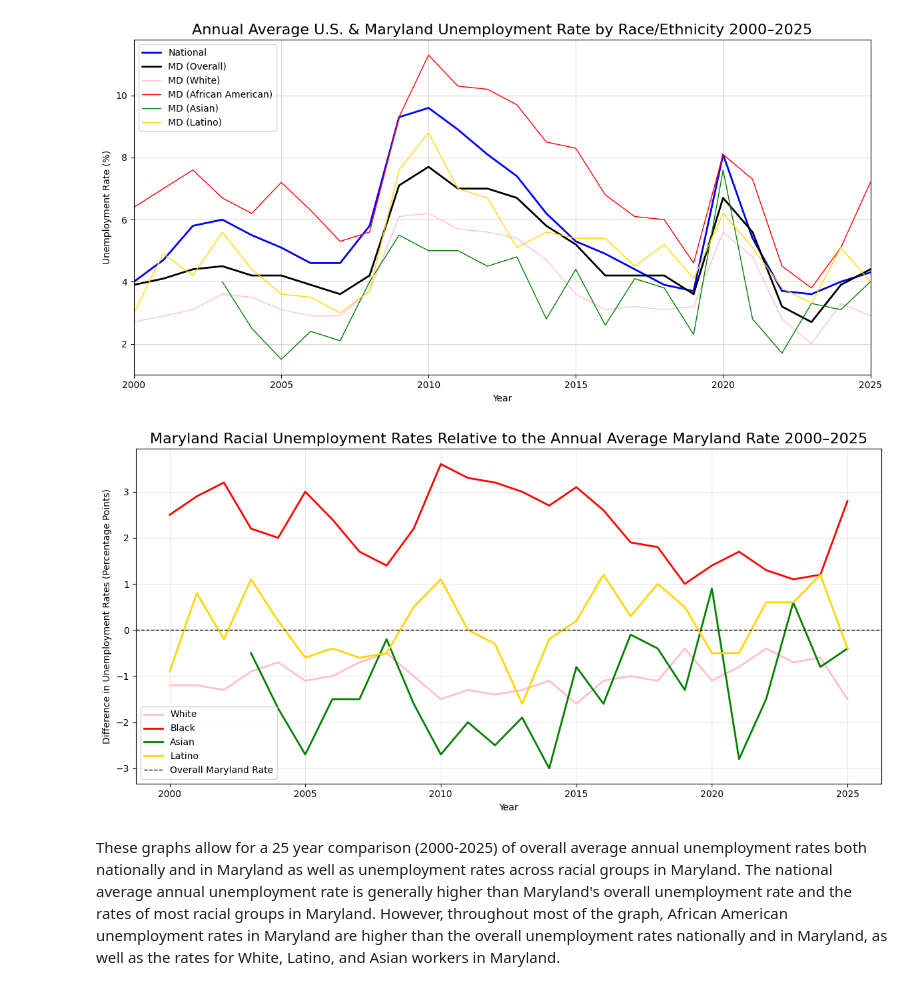
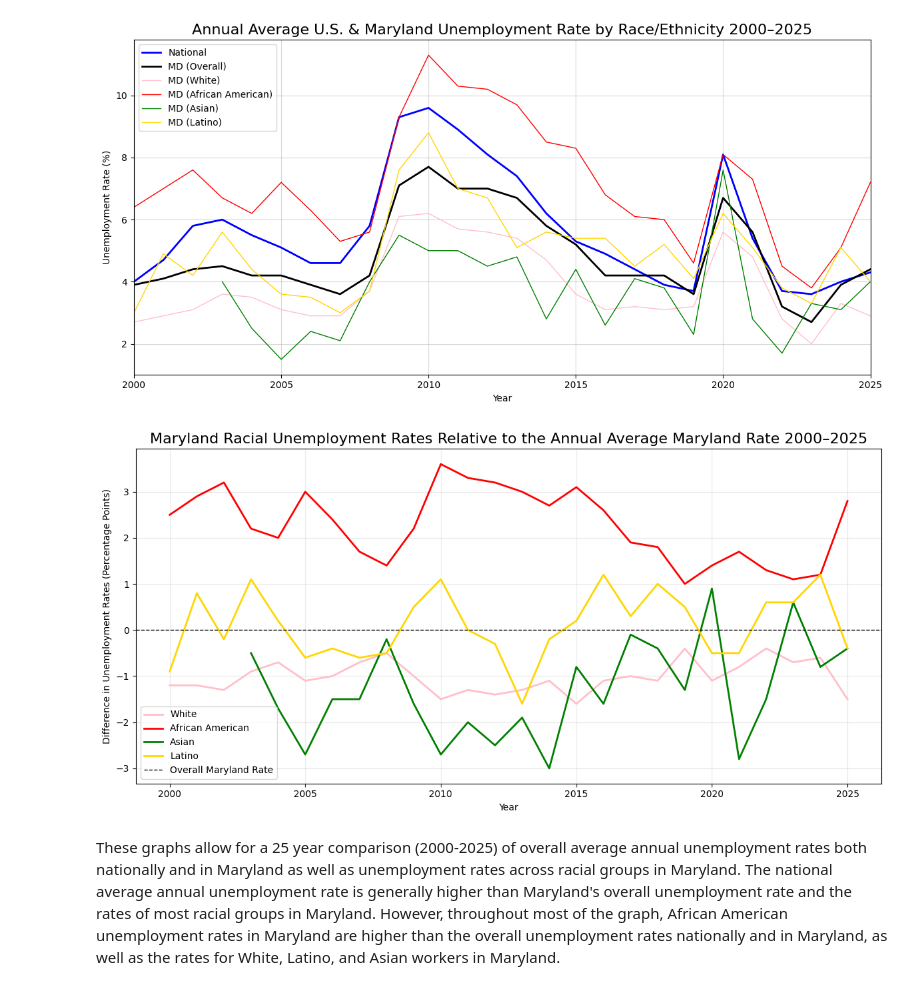
Before and after one commit to MoutazMohamed0/DATA-205-Capstone-Project-Fall-2026, a Jupyter notebook: EDA & Ingestion/DATA205CapstoneProject.ipynb, the cells around one changed output. Saved outputs shown, nothing was run; the diff lists cells and outputs as text; code cells hidden in the pictures.

```diff
--- a/EDA & Ingestion/DATA205CapstoneProject.ipynb
+++ b/EDA & Ingestion/DATA205CapstoneProject.ipynb
@@ -207,28 +210,28 @@ plt.show()
 # %%
 # Average Annual Racial Unemployment Rate in Maryland relative to Overall Maryland Unemployment Rate
 plt.figure(figsize=(12, 6))
 
 df2["White Difference"] = df2["MD UNRate White"] - df2["MD UNRate Overall"]
 df2["Black Difference"] = df2["MD UNRate Black or African American"] - df2["MD UNRate Overall"]
 df2["Hispanic Difference"] = df2["MD UNRate Hispanic or Latino"] - df2["MD UNRate Overall"]
 df2["Asian Difference"] = df2["MD UNRate Asian"] - df2["MD UNRate Overall"]
 
 plt.plot(df2["Year"], df2["White Difference"], label="White", color="Pink", linewidth=2)
-plt.plot(df2["Year"], df2["Black Difference"], label="Black", color="Red", linewidth=2)
+plt.plot(df2["Year"], df2["Black Difference"], label="African American", color="Red", linewidth=2)
 plt.plot(df2["Year"], df2["Asian Difference"], label="Asian", color="Green", linewidth=2)
 plt.plot(df2["Year"], df2["Hispanic Difference"], label="Latino", color="Gold", linewidth=2)
 
 
 plt.axhline(y=0, color="black", linestyle="--", linewidth=1, label="Overall Maryland Rate")
 
 plt.title("Maryland Racial Unemployment Rates Relative to the Annual Average Maryland Rate 2000–2025", fontsize=16)
 plt.xlabel("Year")
 plt.ylabel("Difference in Unemployment Rates (Percentage Points)")
 plt.legend()
 plt.grid(True, alpha=0.3)
 plt.tight_layout()
 plt.show()
 # %% [output]
-[figure, old version]
+[figure, new version]
 # %% [markdown]
 These graphs allow for a 25 year comparison (2000-2025)  of overall average annual unemployment rates both nationally and in Maryland as well as unemployment rates across racial groups in Maryland. The national average annual unemployment rate is generally higher than Maryland's overall unemployment rate and the rates of most racial groups in Maryland. However, throughout most of the graph, African American unemployment rates in Maryland are higher than the overall unemployment rates nationally and in Maryland, as well as the rates for White, Latino, and Asian workers in Maryland.
```
Also changed, not shown: parts of 3 cells of this notebook.
